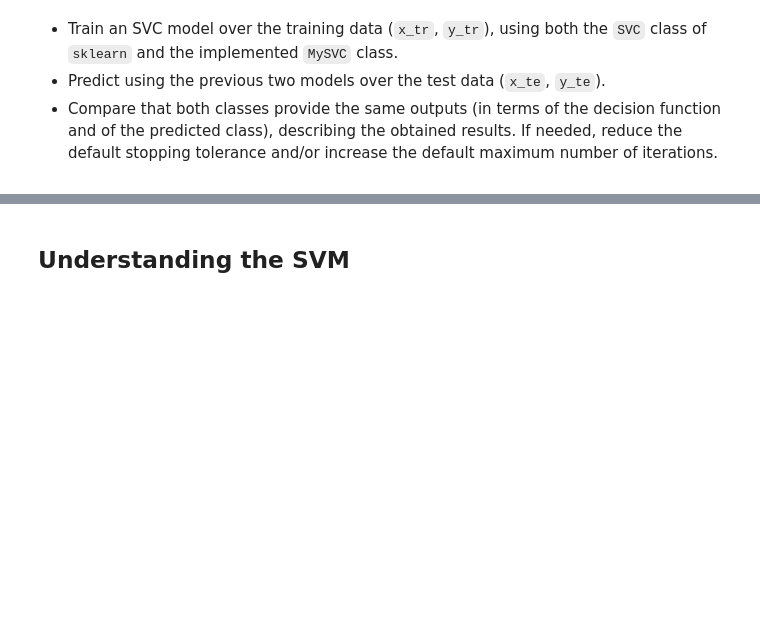
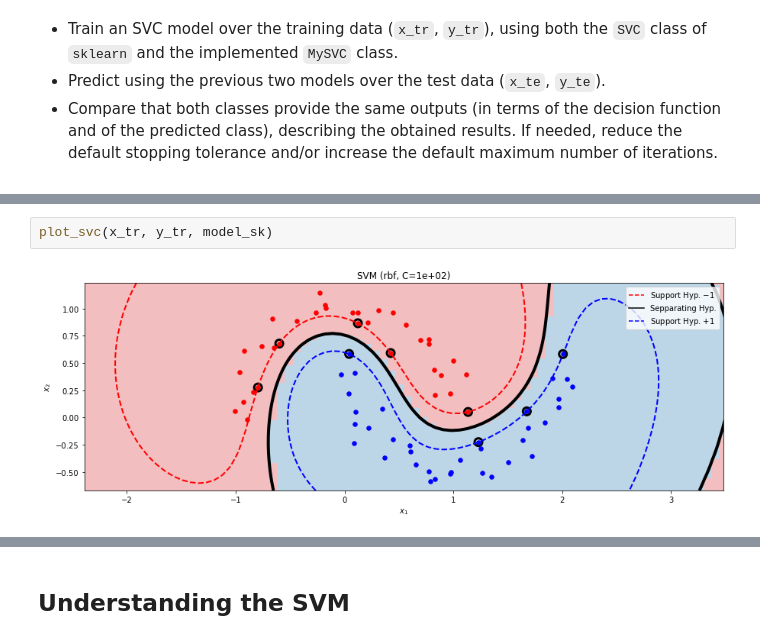
Before and after one commit to OscarGB/MUCD-MAAA, a Jupyter notebook: Practica 1/SMO.ipynb, the cells around one changed output, grey strips where cells are left out. Saved outputs shown, nothing was run; the diff lists cells and outputs as text; blank space fills up the shorter version.

```diff
--- a/Practica 1/SMO.ipynb
+++ b/Practica 1/SMO.ipynb
@@ -335,0 +363,4 @@ model_sk = SVC(C=C, gamma=gamma)
+# %%
+plot_svc(x_tr, y_tr, model_sk)
+# %% [output]
+[figure, added]
```
Also changed, not shown: parts of 6 cells of this notebook, 1 other file.
